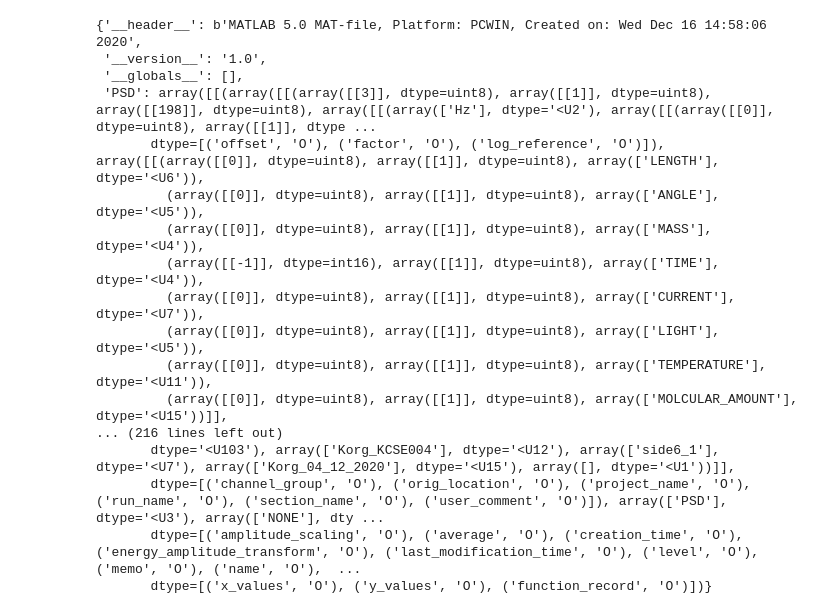
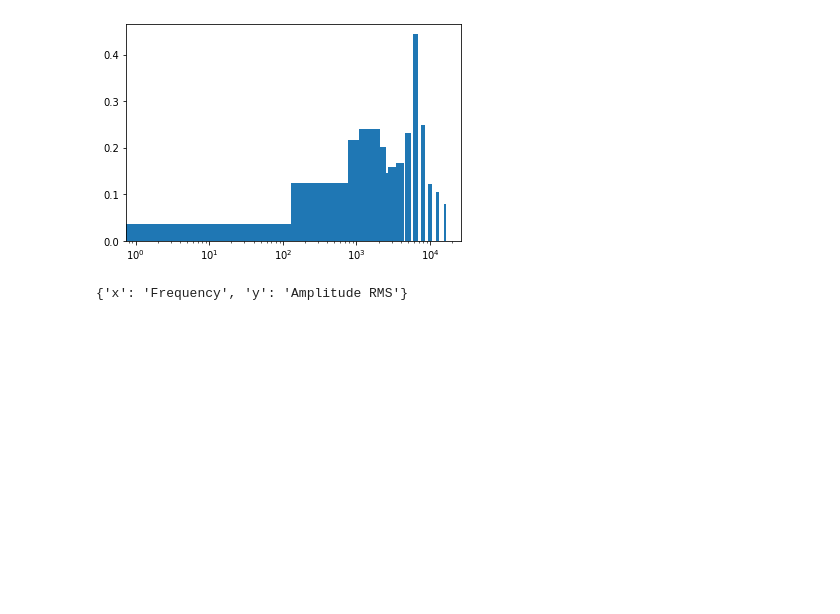
Before and after one commit to LolloCappo/pyLMS, a Jupyter notebook: pyLMS.ipynb, the cells around one changed output. Saved outputs shown, nothing was run; the diff lists cells and outputs as text; code cells hidden in the pictures; blank space fills up the shorter version.

```diff
--- a/pyLMS.ipynb
+++ b/pyLMS.ipynb
@@ -88,20 +99,11 @@ mat = scipy.io.loadmat('data/psd.mat')
-# %%
-mat
-# %% [output]
-{'__header__': b'MATLAB 5.0 MAT-file, Platform: PCWIN, Created on: Wed Dec 16 14:58:06 2020',
- '__version__': '1.0',
- '__globals__': [],
- 'PSD': array([[(array([[(array([[3]], dtype=uint8), array([[1]], dtype=uint8), array([[198]], dtype=uint8), array([[(array(['Hz'], dtype='<U2'), array([[(array([[0]], dtype=uint8), array([[1]], dtype ...
-       dtype=[('offset', 'O'), ('factor', 'O'), ('log_reference', 'O')]), array([[(array([[0]], dtype=uint8), array([[1]], dtype=uint8), array(['LENGTH'], dtype='<U6')),
-         (array([[0]], dtype=uint8), array([[1]], dtype=uint8), array(['ANGLE'], dtype='<U5')),
-         (array([[0]], dtype=uint8), array([[1]], dtype=uint8), array(['MASS'], dtype='<U4')),
-         (array([[-1]], dtype=int16), array([[1]], dtype=uint8), array(['TIME'], dtype='<U4')),
-         (array([[0]], dtype=uint8), array([[1]], dtype=uint8), array(['CURRENT'], dtype='<U7')),
-         (array([[0]], dtype=uint8), array([[1]], dtype=uint8), array(['LIGHT'], dtype='<U5')),
-         (array([[0]], dtype=uint8), array([[1]], dtype=uint8), array(['TEMPERATURE'], dtype='<U11')),
-         (array([[0]], dtype=uint8), array([[1]], dtype=uint8), array(['MOLCULAR_AMOUNT'], dtype='<U15'))]],
-... (216 lines left out)
-       dtype='<U103'), array(['Korg_KCSE004'], dtype='<U12'), array(['side6_1'], dtype='<U7'), array(['Korg_04_12_2020'], dtype='<U15'), array([], dtype='<U1'))]],
-       dtype=[('channel_group', 'O'), ('orig_location', 'O'), ('project_name', 'O'), ('run_name', 'O'), ('section_name', 'O'), ('user_comment', 'O')]), array(['PSD'], dtype='<U3'), array(['NONE'], dty ...
-       dtype=[('amplitude_scaling', 'O'), ('average', 'O'), ('creation_time', 'O'), ('energy_amplitude_transform', 'O'), ('last_modification_time', 'O'), ('level', 'O'), ('memo', 'O'), ('name', 'O'),  ...
-       dtype=[('x_values', 'O'), ('y_values', 'O'), ('function_record', 'O')])}
+# %%
+%matplotlib inline
+data = pyLMS('data/terzi_ottava.mat', 'Octave')
+plt.bar(data['signals']['x'],data['signals']['y'], width = 1000)
+plt.xscale('log')
+# %% [output]
+[figure, added]
+# %%
+data['mags']
+# %% [output]
+{'x': 'Frequency', 'y': 'Amplitude RMS'}
```
Also changed, not shown: parts of 5 cells of this notebook, 1 other file.
